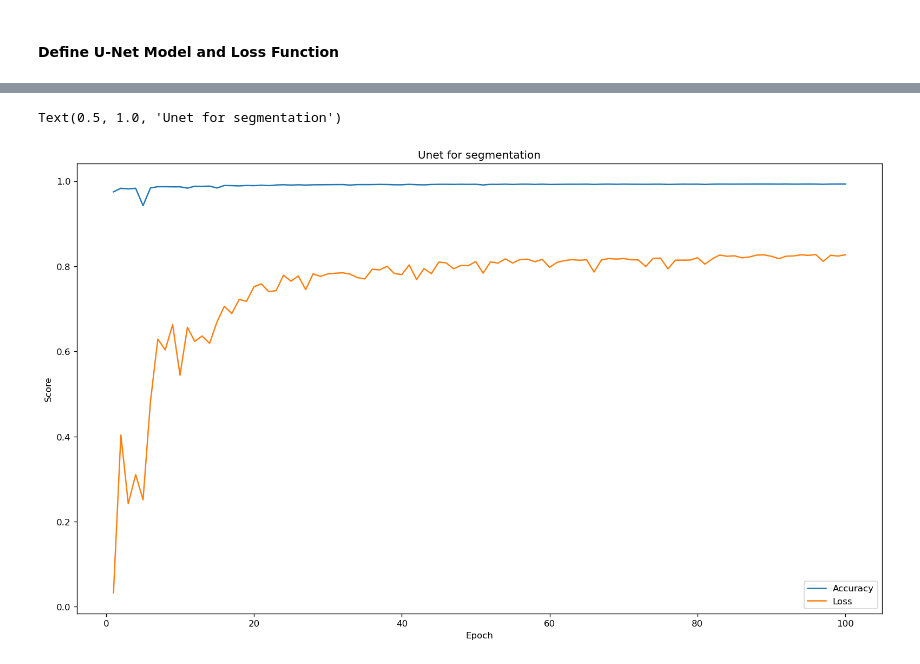
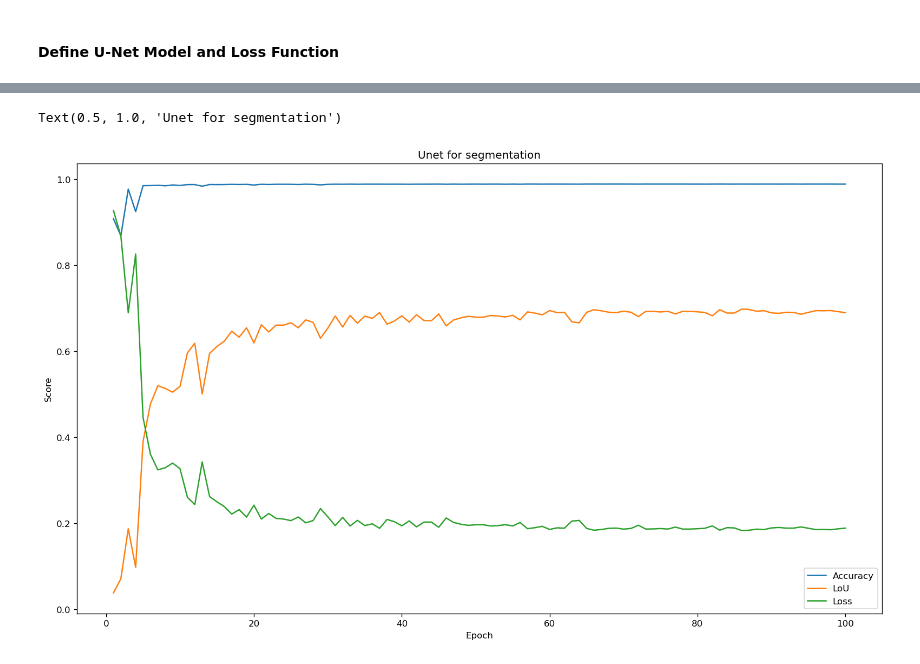
Before and after one commit to wesley0628/Brain_MRI_Image_Analysis, a Jupyter notebook: Brain_MRI_Tumor_Segmentation.ipynb, the cells around one changed output, grey strips where cells are left out. Cells and saved outputs as stored; diff of their text form; code cells hidden in the pictures.

```diff
--- a/Brain_MRI_Tumor_Segmentation.ipynb
+++ b/Brain_MRI_Tumor_Segmentation.ipynb
@@ -273,13 +273,14 @@ Epoch 00100: val_iou did not improve from 0.71242
 # %%
 model_Unet_result = pd.DataFrame({"Accuracy": unet_history.history["val_binary_accuracy"],
-                                  "Loss": unet_history.history["val_dice_coef"]}, index=epoch_index)
+                                  "LoU": unet_history.history["val_iou"],
+                                  "Loss": unet_history.history["val_loss"]}, index=epoch_index)
 model_Unet_result.to_csv("Unet_result.csv")
 ax_unet = model_Unet_result.plot.line(figsize=(16, 9))
 ax_unet.set_xlabel("Epoch")
 ax_unet.set_ylabel("Score")
 ax_unet.set_title("Unet for segmentation")
 # %% [output]
 Text(0.5, 1.0, 'Unet for segmentation')
-[figure, old version]
+[figure, new version]
 # %%
 model_Unet.load_weights(os.path.join("trained_model_weights", unet_path))
```
Also changed, not shown: parts of 9 cells of this notebook.
